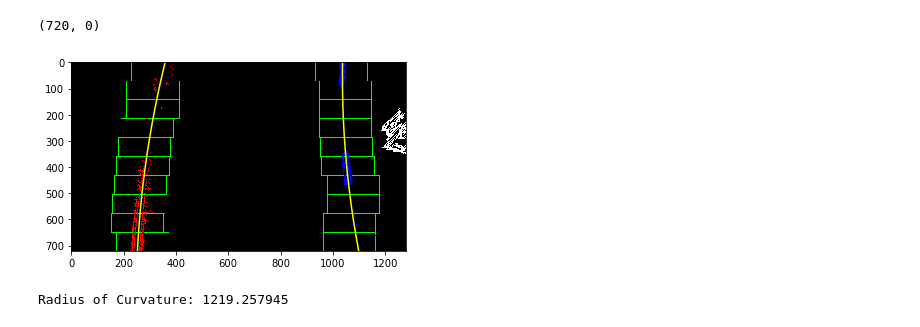
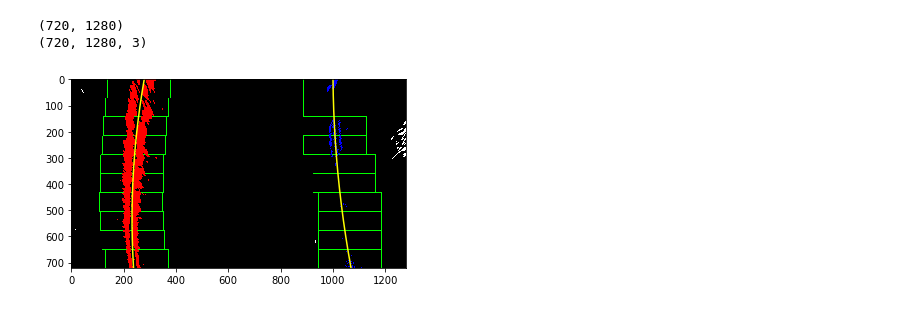
Before and after one commit to kmlee17/CarND-Advanced-Lane-Lines, a Jupyter notebook: advanced_lane_lines.ipynb, the cells around one changed output. Cells and saved outputs as stored; diff of their text form; code cells hidden in the pictures.

```diff
--- a/advanced_lane_lines.ipynb
+++ b/advanced_lane_lines.ipynb
@@ -92,5 +97,5 @@ show_images(output_images, cmap='gray')
 # %%
-def lane_polyfit(img):
+def sliding_windows_fit(binary_warped):
     # Take a histogram of the bottom half of the image
     histogram = np.sum(binary_warped[binary_warped.shape[0]//2:,:], axis=0)
     # Create an output image to draw on and  visualize the result
@@ -113,7 +118,7 @@ def lane_polyfit(img):
     leftx_current = leftx_base
     rightx_current = rightx_base
     # Set the width of the windows +/- margin
-    margin = 100
+    margin = 120
     # Set minimum number of pixels found to recenter window
     minpix = 50
     # Create empty lists to receive left and right lane pixel indices
@@ -164,75 +169,27 @@ def lane_polyfit(img):
 
     return left_fit, right_fit, left_lane_inds, right_lane_inds, out_img, nonzerox, nonzeroy
 # %%
-def visualizeLanes(image):
-    # visualize the result on example image
-    test = cv2.imread('./test_images/test3.jpg')
-    out = img_pipeline(test)
-
-    left_fit, right_fit, left_lane_inds, right_lane_inds, out_img, nonzerox, nonzeroy = lane_polyfit(out)
-
+def visualize_birds_eye(img):
+    binary_warped = img_pipeline(img)
+    print(binary_warped.shape)
+    left_fit, right_fit, left_lane_inds, right_lane_inds, out_img, nonzerox, nonzeroy = sliding_windows_fit(binary_warped)
+    print(out_img.shape)
     ploty = np.linspace(0, binary_warped.shape[0]-1, binary_warped.shape[0] )
     left_fitx = left_fit[0]*ploty**2 + left_fit[1]*ploty + left_fit[2]
     right_fitx = right_fit[0]*ploty**2 + right_fit[1]*ploty + right_fit[2]
 
     out_img[nonzeroy[left_lane_inds], nonzerox[left_lane_inds]] = [255, 0, 0]
     out_img[nonzeroy[right_lane_inds], nonzerox[right_lane_inds]] = [0, 0, 255]
     plt.imshow(out_img)
     plt.plot(left_fitx, ploty, color='yellow')
     plt.plot(right_fitx, ploty, color='yellow')
     plt.xlim(0, 1280)
     plt.ylim(720, 0)
+    return ploty
 
-def showLaneOnImages(images, cols = 2, rows = 4, figsize=(15,13)):
-    """
-    Display `images` on a [`cols`, `rows`] subplot grid.
-    Returns a collection with the image paths and the left and right polynomials.
-    """
-    imgLength = len(images)
-    fig, axes = plt.subplots(rows, cols, figsize=figsize)
-    indexes = range(cols * rows)
-    imageAndFit = []
-    for ax, index in zip(axes.flat, indexes):
-        if index < imgLength:
-            imagePathName, image = images[index]
-            left_fit, right_fit, left_fit_m, right_fit_m = visualizeLanes(image, ax)
-            ax.set_title(imagePathName)
-            ax.axis('off')
-            imageAndFit.append( ( imagePathName, left_fit, right_fit, left_fit_m, right_fit_m ) )
-    return imageAndFit
+ploty = visualize_birds_eye(cv2.imread('./test_images/test1.jpg'))
+# %% [output]
+(720, 1280)
+(720, 1280, 3)
+[figure, added]
-# %%
-# visualize the result on example image
-test = cv2.imread('./test_images/test6.jpg')
-undistorted_img = cv2.undistort(test, mtx, dist, None, mtx)
-binary_warped = img_pipeline(test)
-
-left_fit, right_fit, left_lane_inds, right_lane_inds, out_img, nonzerox, nonzeroy = lane_polyfit(binary_warped)
-
-ploty = np.linspace(0, binary_warped.shape[0]-1, binary_warped.shape[0] )
-left_fitx = left_fit[0]*ploty**2 + left_fit[1]*ploty + left_fit[2]
-right_fitx = right_fit[0]*ploty**2 + right_fit[1]*ploty + right_fit[2]
-
-out_img[nonzeroy[left_lane_inds], nonzerox[left_lane_inds]] = [255, 0, 0]
-out_img[nonzeroy[right_lane_inds], nonzerox[right_lane_inds]] = [0, 0, 255]
-plt.imshow(out_img)
-plt.plot(left_fitx, ploty, color='yellow')
-plt.plot(right_fitx, ploty, color='yellow')
-plt.xlim(0, 1280)
-plt.ylim(720, 0)
-# %% [output]
-(720, 0)
-[figure, removed]
-# %%
-ym_per_pix = 30/720 # meters per pixel in y dimension
-xm_per_pix = 3.7/700 # meters per pixel in x dimension
-y_eval = 700
-midx = 650
-
-y1 = (2*left_fit[0]*y_eval + left_fit[1])*xm_per_pix/ym_per_pix
-y2 = 2*left_fit[0]*xm_per_pix/(ym_per_pix*ym_per_pix)
-
-curvature = ((1 + y1*y1)**(1.5))/np.absolute(y2)
-print("Radius of Curvature: %f" % curvature)
-# %% [output]
-Radius of Curvature: 1219.257945
 # %%
```
Also changed, not shown: parts of 10 cells of this notebook, 5 other files.
